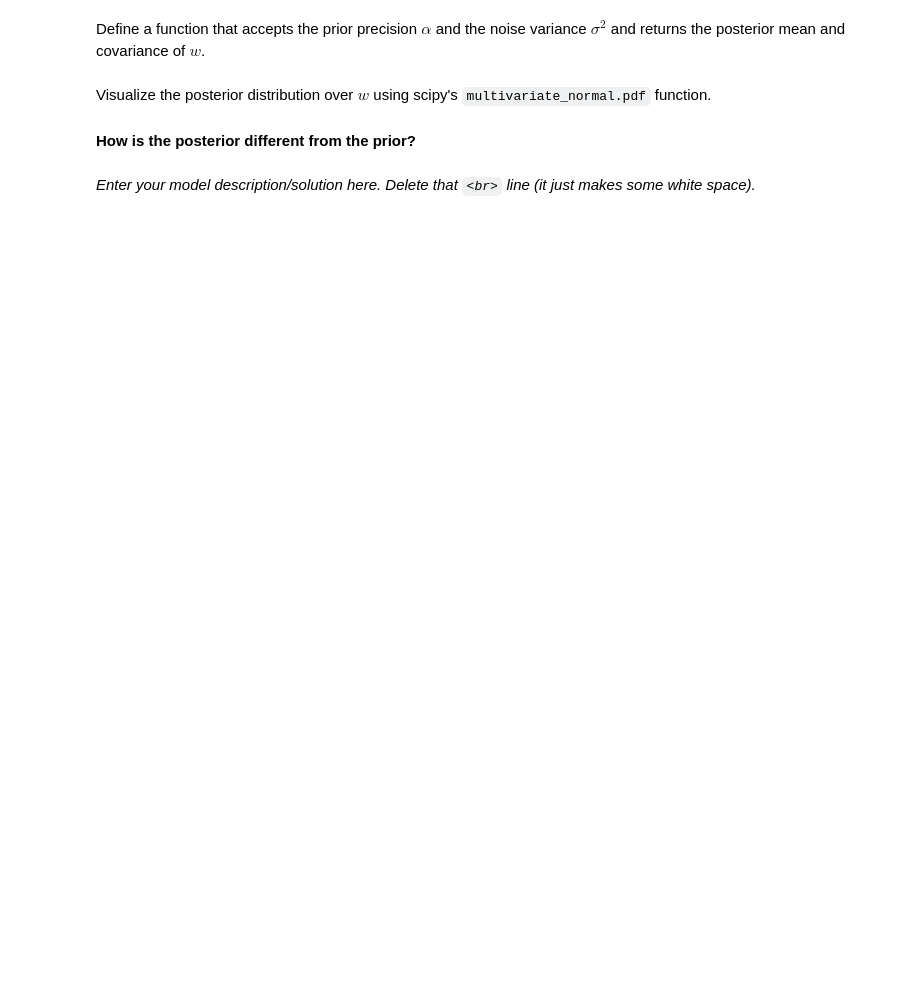
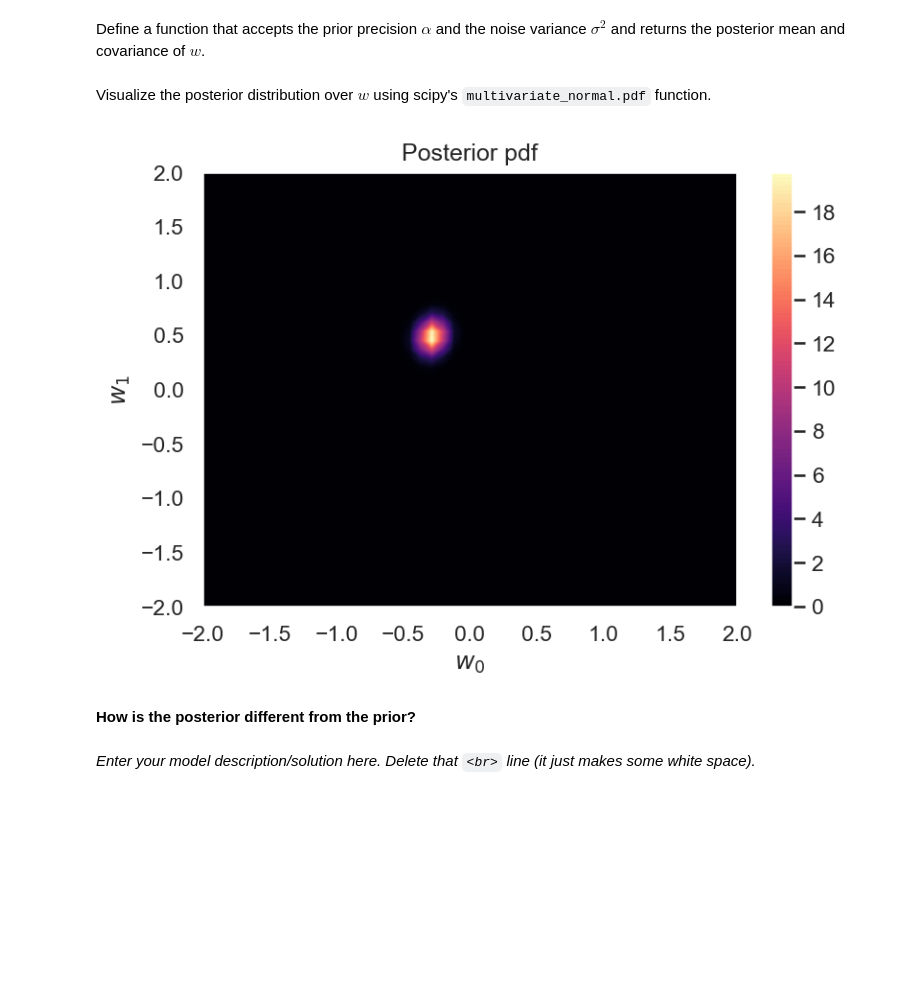
Before and after one commit to dhillonparveen/uq-course, a Jupyter notebook: homeworks/hw_03.ipynb, the cells around one changed output. Cells and saved outputs as stored; diff of their text form; code cells hidden in the pictures; blank space fills up the shorter version.

```diff
--- a/homeworks/hw_03.ipynb
+++ b/homeworks/hw_03.ipynb
@@ -604,3 +686,36 @@
+# %%
+# Visualize the posterior
+# Prior distribution assumption
+alpha = 1.
+sigma2 = 0.1
+data =  np.loadtxt('hw3_data1.txt')
+phi = LinearBasis()
+X = data[0, :][:,None]
+Y = data[1, :]
+Phi = compute_design_matrix(X, phi)
+
+post_m, post_cov = postmeanvar(alpha, sigma2, data)
+
+# Grid
+w = np.linspace(-2, 2, 50)
+w0, w1 = np.meshgrid(w,w)
+wgrid = np.hstack([w0.flatten()[:, None], w1.flatten()[:, None]])[:, :, None]
+
+# multivariate normal pdf
+rv = st.multivariate_normal(mean = post_m.flatten(), cov = post_cov)
+post_Pdfs = np.array([rv.pdf(wp.T) for wp in wgrid])
+
+# Contout Plot
+fig, ax = plt.subplots(dpi=150)
+plt.contourf(w0, w1, post_Pdfs.reshape((50, 50)), 100, cmap = 'magma')
+plt.xlabel('$w_0$')
+plt.ylabel('$w_1$')
+plt.colorbar()
+plt.title('Posterior pdf')
+plt.show()
+plt.close()
+# %% [output]
+[figure, added]
 # %% [markdown]
 **How is the posterior different from the prior?**
 # %% [markdown]
```
Also changed, not shown: parts of 23 cells of this notebook.
